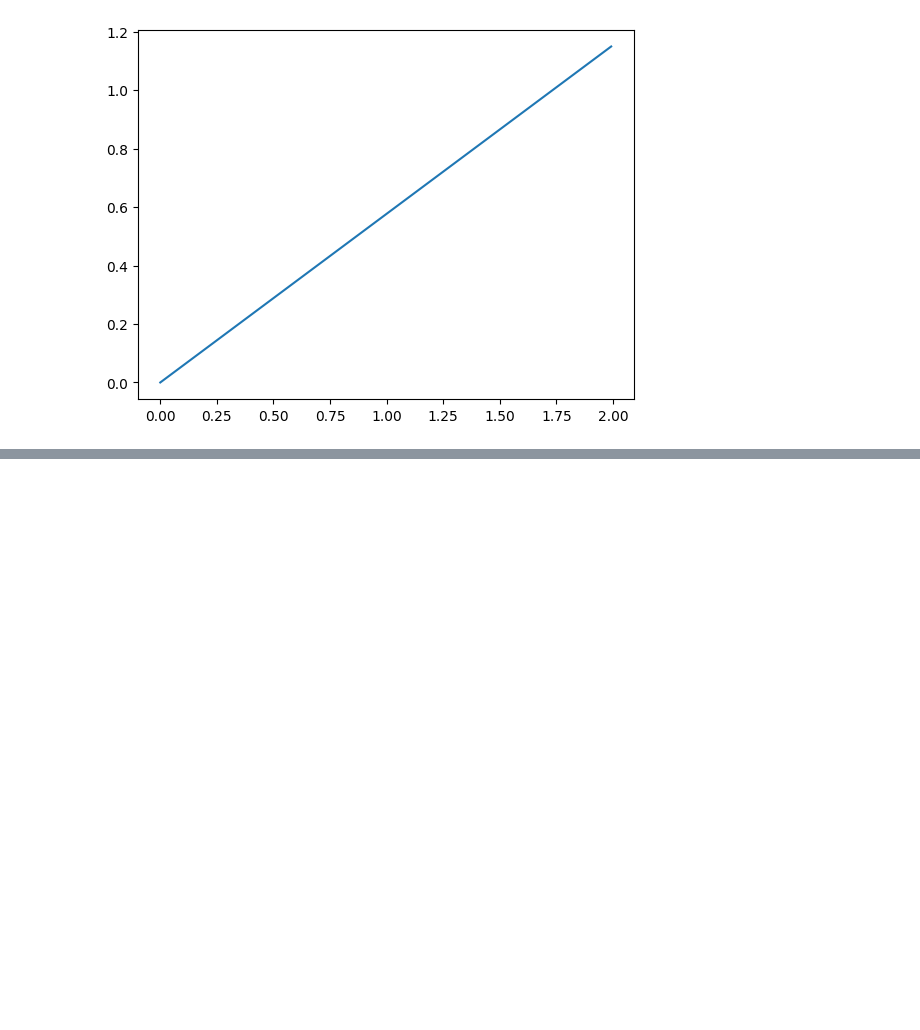
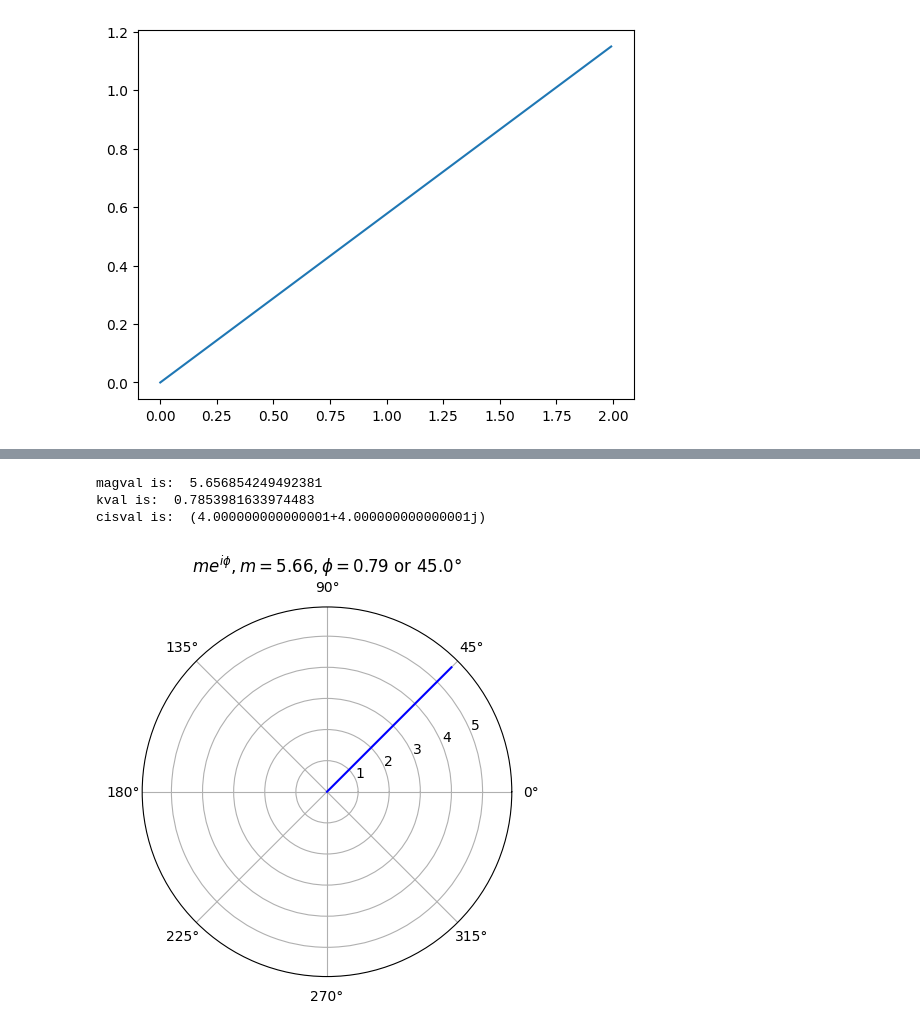
Before and after one commit to krdungca/Math-and-Python, a Jupyter notebook: Master Math via Python/08_Trigonometry/trig_6_eulers formula.ipynb, the cells around one changed output, grey strips where cells are left out. Saved outputs shown, nothing was run; the diff lists cells and outputs as text; code cells hidden in the pictures; blank space fills up the shorter version.

Commit message:
completed eulers formula exercise

```diff
--- a/Master Math via Python/08_Trigonometry/trig_6_eulers formula.ipynb
+++ b/Master Math via Python/08_Trigonometry/trig_6_eulers formula.ipynb
@@ -32,0 +42,31 @@ plt.polar(k,m,'bo')
+# %%
+#create function named eulerFromCosSin()
+#input = cosine part, sine part
+#generate polar plot
+#top label: me^i*phi    m=[magnitude]     , phi = [angle]
+#discover how to display custom theta grids
+
+def eulerFromCosSin(cosval,sinval):
+    #calculate mag, k, and cis
+    mag = abs(np.sqrt(cosval**2 + sinval**2))
+    k = np.arctan(sinval/cosval)
+    cis = mag*(np.cos(k) + 1j*np.sin(k))
+
+    #plot polar
+    plt.polar([0,k],[0,mag],'b-')
+
+    #display labels
+    plt.title('$me^{i \\phi}, m = %s, \\phi = %s$ or %s°' %(np.round(mag,2),np.round(k,2),np.round(np.rad2deg(k),2)))
+
+
+
+    print('magval is: ', mag)
+    print('kval is: ', k)
+    print('cisval is: ', cis)
+# %%
+eulerFromCosSin(4,4)
+# %% [output]
+magval is:  5.656854249492381
+kval is:  0.7853981633974483
+cisval is:  (4.000000000000001+4.000000000000001j)
+[figure, added]
```
Also changed, not shown: parts of 1 cell of this notebook.
